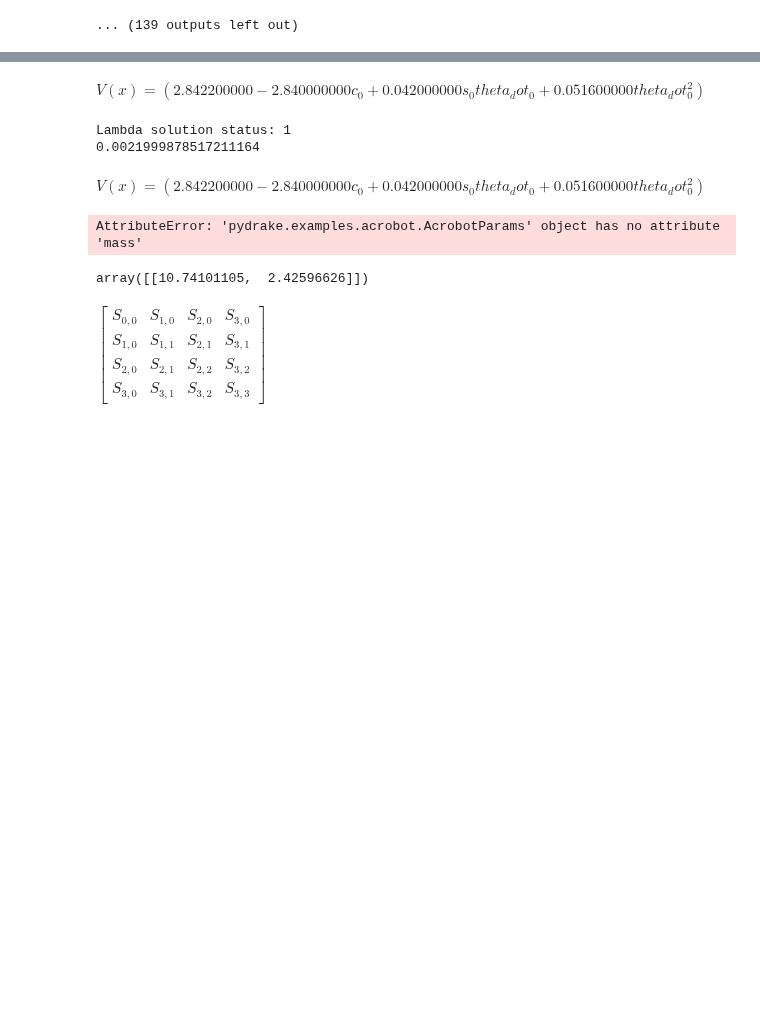
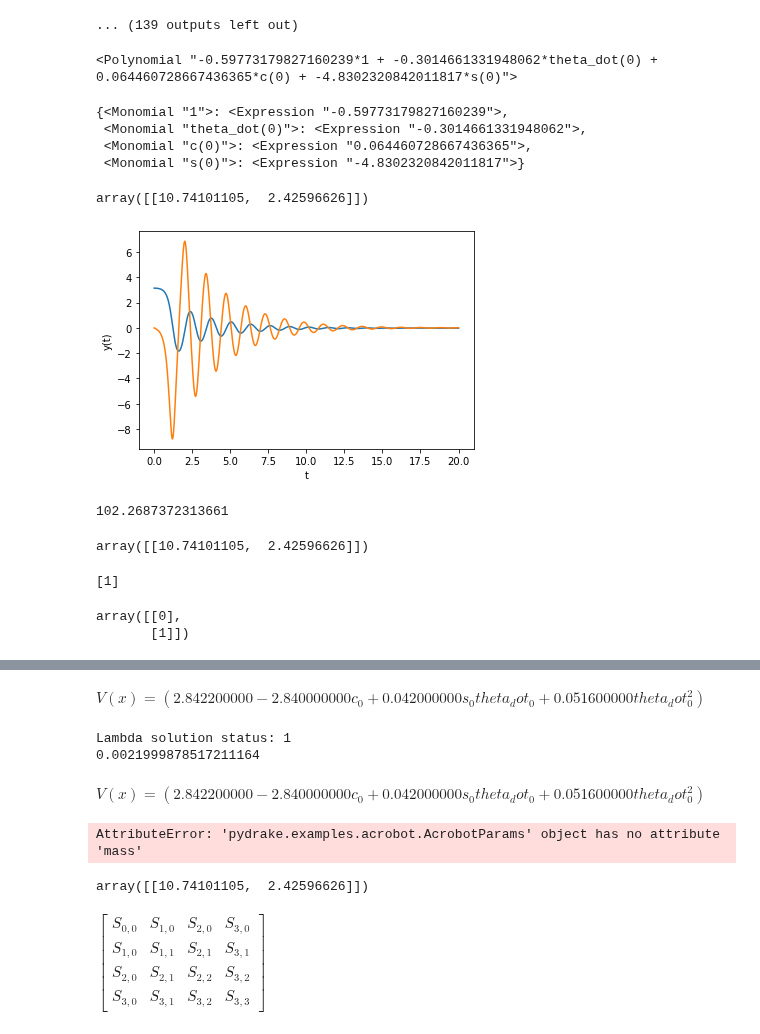
Before and after one commit to abhiagarwal-17/underactuated-edited, a Jupyter notebook: linear_lyapunov.ipynb, the cells around one changed output, grey strips where cells are left out. Drawn from its saved outputs; the diff is of its cells as text; code cells hidden in the pictures; blank space fills up the shorter version.

```diff
--- a/linear_lyapunov.ipynb
+++ b/linear_lyapunov.ipynb
@@ -874,3 +874,18 @@ Lambda solution status: 1
 V solution status: 1
 $ V(x)=(0.605915696 - 0.569926390s_{0} - 0.641857888c_{0} - 0.076882413theta_dot_{0} + 0.301388169s_{0} c_{0} + 0.030334638s_{0} theta_dot_{0} + 0.046544822c_{0} theta_dot_{0} + 0.134258029s_{0}^{2} + 0.170222384c_{0}^{2} + 0.037989413theta_dot_{0}^{2})$
 ... (139 outputs left out)
+# %%
+u
+# %% [output]
+<Polynomial "-0.59773179827160239*1 + -0.3014661331948062*theta_dot(0) + 0.064460728667436365*c(0) + -4.8302320842011817*s(0)">
+# %%
+u.monomial_to_coefficient_map()
+# %% [output]
+{<Monomial "1">: <Expression "-0.59773179827160239">,
+ <Monomial "theta_dot(0)">: <Expression "-0.3014661331948062">,
+ <Monomial "c(0)">: <Expression "0.064460728667436365">,
+ <Monomial "s(0)">: <Expression "-4.8302320842011817">}
+# %%
+G
+# %% [output]
+array([[10.74101105,  2.42596626]])
@@ -876,0 +902,45 @@ $ V(x)=(0.605915696 - 0.569926390s_{0} - 0.641857888c_{0} - 0.076882413theta_dot
+# %%
+import matplotlib.pyplot as plt
+from pydrake.systems.analysis import Simulator
+from pydrake.systems.framework import DiagramBuilder
+from pydrake.systems.primitives import LogVectorOutput
+
+t = Variable("t")
+td = Variable("td")
+
+x = np.hstack([t, td])
+u_new = G@x
+
+#u_new = [39.5*t + 8.5*td]
+
+dv_0 = td
+dv_1 = (-p.damping()/(p.mass()*p.length()**2))*td - (p.gravity()/p.length())*pydrake.forwarddiff.sin(t) \
++ (-0.5977 - 0.3015*td + 0.0645*pydrake.forwarddiff.cos(t) - 4.8302*pydrake.forwarddiff.sin(t))
+
+# dv_1 = (-p.damping()/(p.mass()*p.length()**2))*td + (p.gravity()/p.length())*pydrake.forwarddiff.sin(t) - u_new[0]
+
+x_dot = np.array([dv_0, dv_1])
+
+continuous_vector_system = SymbolicVectorSystem(state=x, dynamics=x_dot, output=x)
+# Create a simple block diagram containing our system.
+builder = DiagramBuilder()
+system = builder.AddSystem(continuous_vector_system)
+logger = LogVectorOutput(system.get_output_port(0), builder)
+diagram = builder.Build()
+
+# Set the initial conditions, x(0).
+context = diagram.CreateDefaultContext()
+context.SetContinuousState([np.pi, 0])
+
+# Create the simulator, and simulate for 10 seconds.
+simulator = Simulator(diagram, context)
+simulator.AdvanceTo(20)
+
+# Plot the results.
+log = logger.FindLog(context)
+plt.figure()
+plt.plot(log.sample_times(), log.data().transpose())
+plt.xlabel('t')
+plt.ylabel('y(t)');
+# %% [output]
+[figure, added]
@@ -876,0 +949,17 @@ $ V(x)=(0.605915696 - 0.569926390s_{0} - 0.641857888c_{0} - 0.076882413theta_dot
+# %%
+np.rad2deg(d.view()[0][-1])
+# %% [output]
+102.2687372313661
+# %%
+G
+# %% [output]
+array([[10.74101105,  2.42596626]])
+# %%
+R
+# %% [output]
+[1]
+# %%
+B
+# %% [output]
+array([[0],
+       [1]])
```
Also changed, not shown: parts of 6 cells of this notebook, 3 other files.
